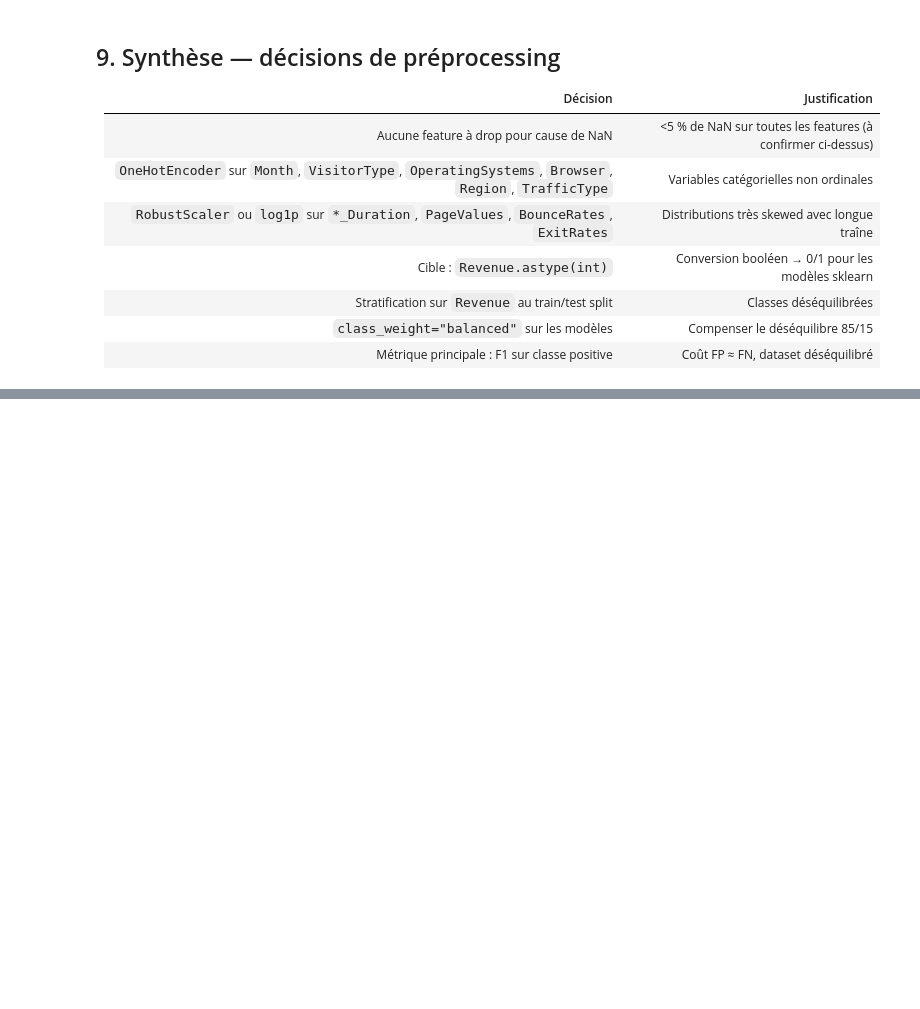
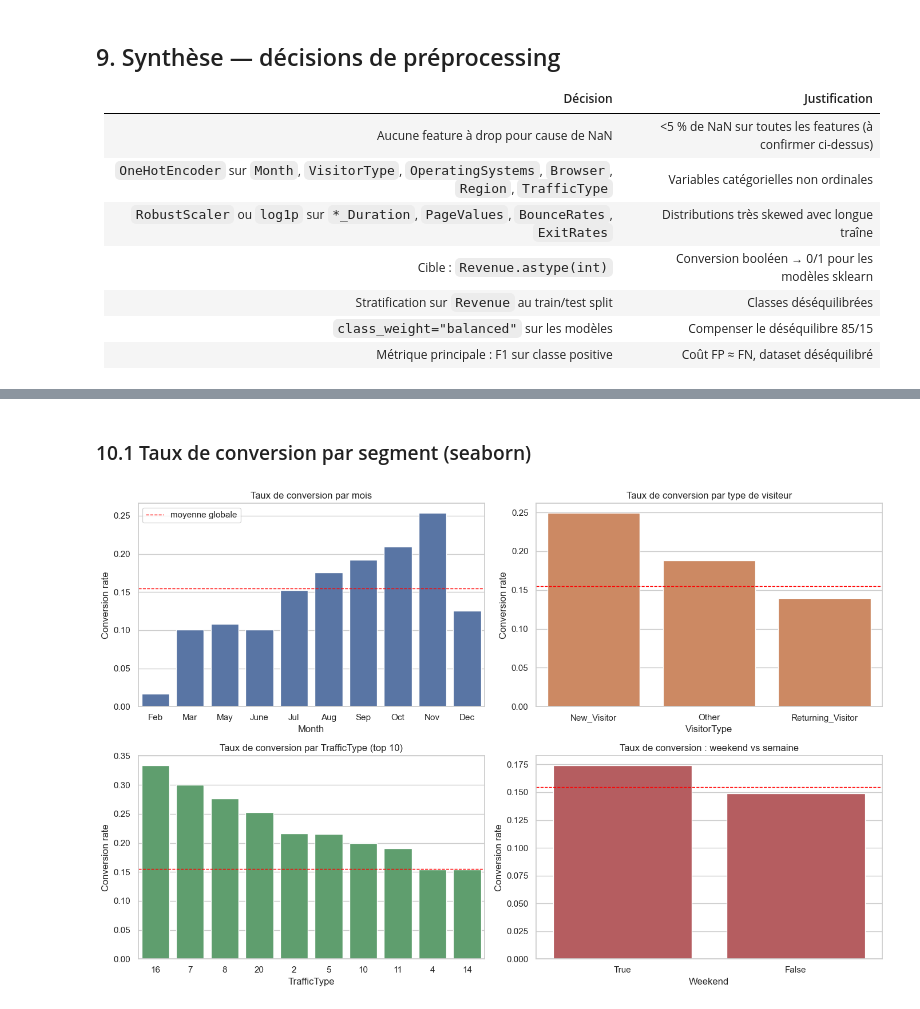
Before and after one commit to manechcarriou-lab/ml-poc-project, a Jupyter notebook: notebooks/data_exploration.ipynb, the cells around one changed output, grey strips where cells are left out. Drawn from its saved outputs; the diff is of its cells as text; code cells hidden in the pictures; blank space fills up the shorter version.

```diff
--- a/notebooks/data_exploration.ipynb
+++ b/notebooks/data_exploration.ipynb
@@ -280,0 +288,47 @@ plt.show()
+# %% [markdown]
+### 10.1 Taux de conversion par segment (seaborn)
+# %%
+def conversion_rate(df, col):
+    return (
+        df.groupby(col)["Revenue"]
+        .agg(["mean", "count"])
+        .rename(columns={"mean": "conversion_rate", "count": "n_sessions"})
+        .sort_values("conversion_rate", ascending=False)
+    )
+
+month_order = ["Feb", "Mar", "May", "June", "Jul", "Aug", "Sep", "Oct", "Nov", "Dec"]
+fig, axes = plt.subplots(2, 2, figsize=(14, 9))
+
+# Month
+cr_month = conversion_rate(df, "Month").reindex(month_order)
+sns.barplot(x=cr_month.index, y=cr_month["conversion_rate"], ax=axes[0, 0], color="#4c72b0")
+axes[0, 0].set_title("Taux de conversion par mois")
+axes[0, 0].set_ylabel("Conversion rate")
+axes[0, 0].axhline(df["Revenue"].mean(), color="red", ls="--", lw=1, label="moyenne globale")
+axes[0, 0].legend()
+
+# VisitorType
+cr_vt = conversion_rate(df, "VisitorType")
+sns.barplot(x=cr_vt.index, y=cr_vt["conversion_rate"], ax=axes[0, 1], color="#dd8452")
+axes[0, 1].set_title("Taux de conversion par type de visiteur")
+axes[0, 1].set_ylabel("Conversion rate")
+axes[0, 1].axhline(df["Revenue"].mean(), color="red", ls="--", lw=1)
+
+# TrafficType
+cr_tt = conversion_rate(df, "TrafficType").head(10)
+sns.barplot(x=cr_tt.index.astype(str), y=cr_tt["conversion_rate"], ax=axes[1, 0], color="#55a868")
+axes[1, 0].set_title("Taux de conversion par TrafficType (top 10)")
+axes[1, 0].set_ylabel("Conversion rate")
+axes[1, 0].axhline(df["Revenue"].mean(), color="red", ls="--", lw=1)
+
+# Weekend
+cr_we = conversion_rate(df, "Weekend")
+sns.barplot(x=cr_we.index.astype(str), y=cr_we["conversion_rate"], ax=axes[1, 1], color="#c44e52")
+axes[1, 1].set_title("Taux de conversion : weekend vs semaine")
+axes[1, 1].set_ylabel("Conversion rate")
+axes[1, 1].axhline(df["Revenue"].mean(), color="red", ls="--", lw=1)
+
+plt.tight_layout()
+plt.show()
+# %% [output]
+[figure, added]
```
Also changed, not shown: parts of 8 cells of this notebook, 3 other files.
